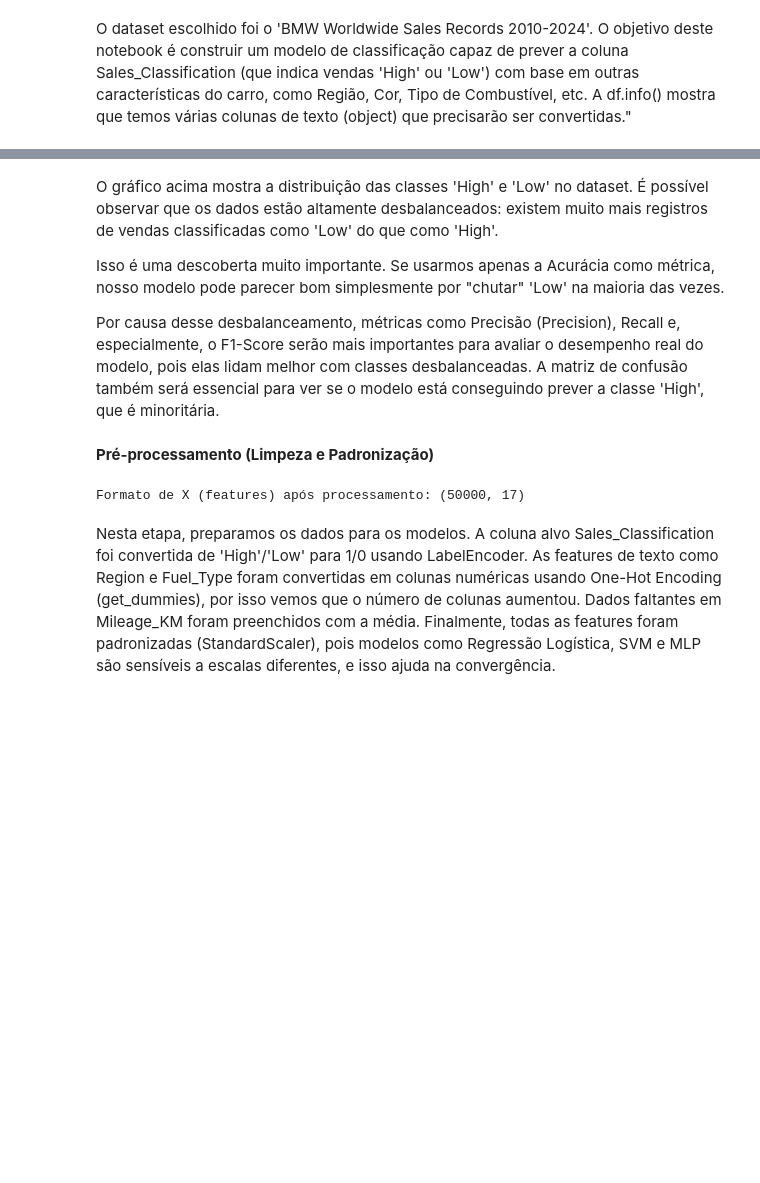
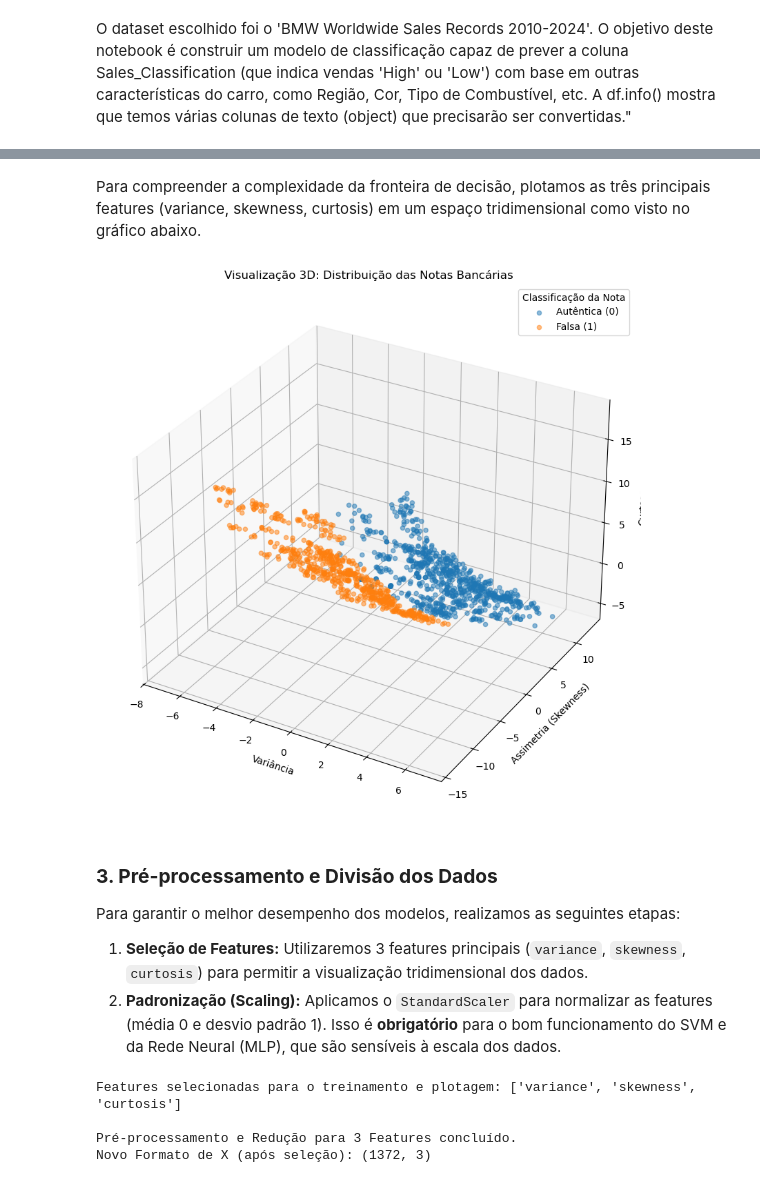
Before and after one commit to thiagorovari/Classificacao_Regressao, a Jupyter notebook: Classificacao.ipynb, the cells around one changed output, grey strips where cells are left out. Cells and saved outputs as stored; diff of their text form; code cells hidden in the pictures; blank space fills up the shorter version.

```diff
--- a/Classificacao.ipynb
+++ b/Classificacao.ipynb
@@ -46,43 +66,49 @@ plt.show()
+# %% [markdown]
+Para compreender a complexidade da fronteira de decisão, plotamos as três principais features (variance, skewness, curtosis) em um espaço tridimensional como visto no gráfico abaixo.
+# %%
+import matplotlib.pyplot as plt
+
+fig = plt.figure(figsize=(10, 10))
+ax = fig.add_subplot(projection='3d')
+
+ax.scatter(df[df['class'] == 0]['variance'], df[df['class'] == 0]['skewness'], df[df['class'] == 0]['curtosis'], alpha=.5, label='Autêntica (0)')
+
+ax.scatter(df[df['class'] == 1]['variance'], df[df['class'] == 1]['skewness'], df[df['class'] == 1]['curtosis'], alpha=.5, label='Falsa (1)')
+
+plt.legend(title="Classificação da Nota")
+ax.set_xlabel('Variância')
+ax.set_ylabel('Assimetria (Skewness)')
+ax.set_zlabel('Curtose')
+plt.title('Visualização 3D: Distribuição das Notas Bancárias')
+
+plt.show()
+# %% [output]
+[figure, added]
 # %% [markdown]
-O gráfico acima mostra a distribuição das classes 'High' e 'Low' no dataset. É possível observar que os dados estão altamente desbalanceados: existem muito mais registros de vendas classificadas como 'Low' do que como 'High'.
+### **3. Pré-processamento e Divisão dos Dados**
 
-Isso é uma descoberta muito importante. Se usarmos apenas a Acurácia como métrica, nosso modelo pode parecer bom simplesmente por "chutar" 'Low' na maioria das vezes.
+Para garantir o melhor desempenho dos modelos, realizamos as seguintes etapas:
 
-Por causa desse desbalanceamento, métricas como Precisão (Precision), Recall e, especialmente, o F1-Score serão mais importantes para avaliar o desempenho real do modelo, pois elas lidam melhor com classes desbalanceadas. A matriz de confusão também será essencial para ver se o modelo está conseguindo prever a classe 'High', que é minoritária.
+1.  **Seleção de Features:** Utilizaremos 3 features principais (`variance`, `skewness`, `curtosis`) para permitir a visualização tridimensional dos dados.
+2.  **Padronização (Scaling):** Aplicamos o `StandardScaler` para normalizar as features (média 0 e desvio padrão 1). Isso é **obrigatório** para o bom funcionamento do SVM e da Rede Neural (MLP), que são sensíveis à escala dos dados.
-# %% [markdown]
-**Pré-processamento (Limpeza e Padronização)**
 # %%
-from sklearn.preprocessing import LabelEncoder, StandardScaler
-from sklearn.impute import SimpleImputer
-from sklearn.model_selection import train_test_split
+from sklearn.preprocessing import StandardScaler
 
-# Nosso alvo é a classificação de vendas
-y = df['Sales_Classification']
+y = df['class']
 
-# Removemos colunas que não iremos utilizar na análise
-X = df.drop(['Sales_Classification', 'Sales_Volume', 'Price_USD', 'Model'], axis=1)
+X= df[['variance', 'skewness', 'curtosis']]
 
-# Converter y para numérico
-le = LabelEncoder()
-y = le.fit_transform(y)
-# y agora é 0 e 1
-
-# Converter Features Categóricas X para numérico
-colunas_categoricas = ['Region', 'Color', 'Fuel_Type', 'Transmission']
-X = pd.get_dummies(X, columns=colunas_categoricas, drop_first=True)
-
-# Substitui nulos pela média da coluna
-imputer = SimpleImputer(strategy='mean')
-X_imputed = imputer.fit_transform(X)
-X = pd.DataFrame(X_imputed, columns=X.columns)
-
-# Normalizar os dados (utilizado em SVM e MLP)
 scaler = StandardScaler()
 X_scaled = scaler.fit_transform(X)
+X_final = pd.DataFrame(X_scaled, columns=['variance', 'skewness', 'curtosis'])
 
-print("Formato de X (features) após processamento:", X_scaled.shape)
+print(f"Features selecionadas para o treinamento e plotagem: {['variance', 'skewness', 'curtosis']}")
+
+print("\nPré-processamento e Redução para 3 Features concluído.")
+print(f"Novo Formato de X (após seleção): {X_final.shape}")
 # %% [output]
-Formato de X (features) após processamento: (50000, 17)
+Features selecionadas para o treinamento e plotagem: ['variance', 'skewness', 'curtosis']
+
+Pré-processamento e Redução para 3 Features concluído.
+Novo Formato de X (após seleção): (1372, 3)
-# %% [markdown]
-Nesta etapa, preparamos os dados para os modelos. A coluna alvo Sales_Classification foi convertida de 'High'/'Low' para 1/0 usando LabelEncoder. As features de texto como Region e Fuel_Type foram convertidas em colunas numéricas usando One-Hot Encoding (get_dummies), por isso vemos que o número de colunas aumentou. Dados faltantes em Mileage_KM foram preenchidos com a média. Finalmente, todas as features foram padronizadas (StandardScaler), pois modelos como Regressão Logística, SVM e MLP são sensíveis a escalas diferentes, e isso ajuda na convergência.
 # %% [markdown]
```
Also changed, not shown: parts of 27 cells of this notebook, 2 other files.
